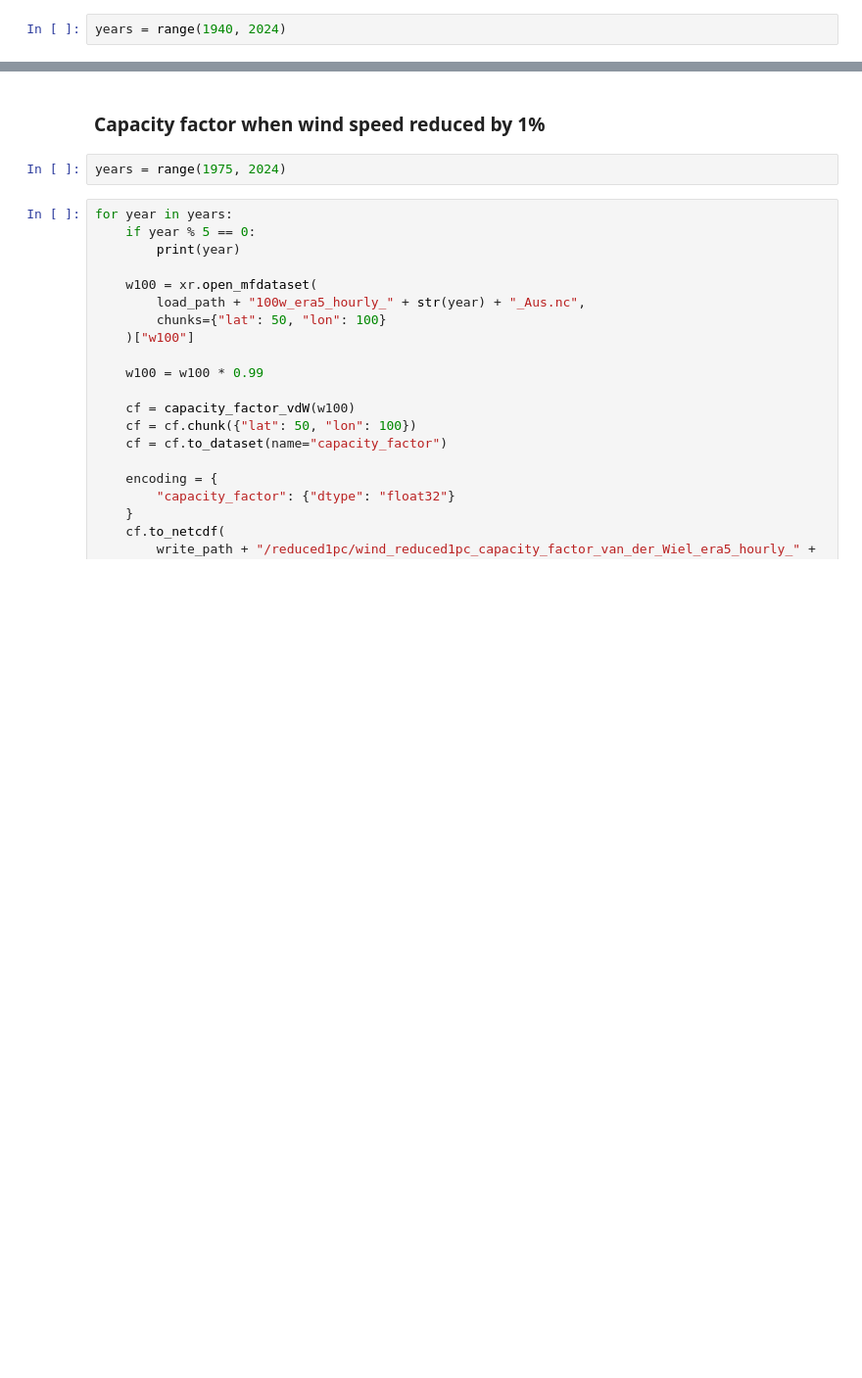
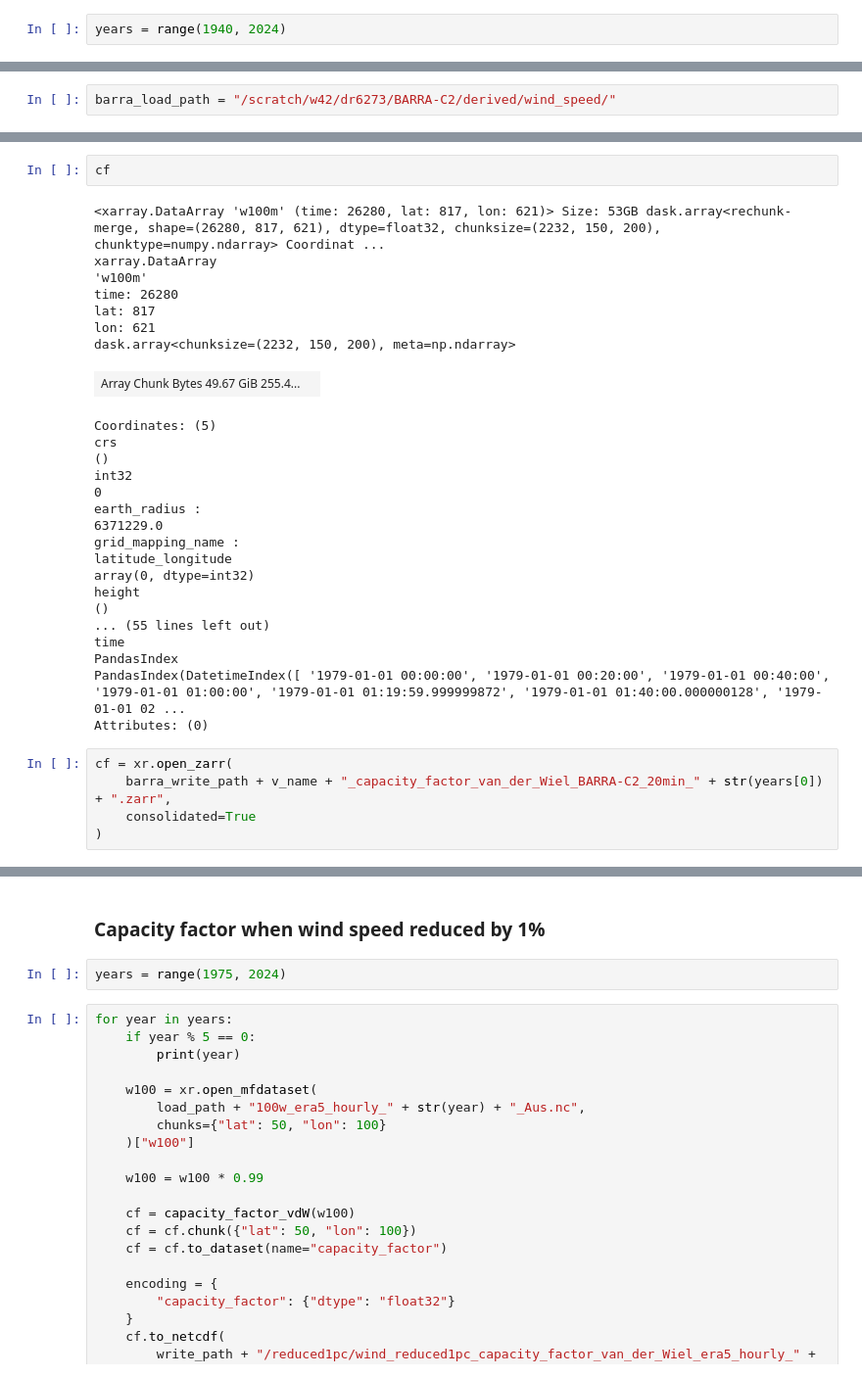
Before and after one commit to dougrichardson/power_models, a Jupyter notebook: 02_wind_capacity_factor.ipynb, the cells around one changed output, grey strips where cells are left out. Shown at 98% size. Cells and saved outputs as stored; diff of their text form; blank space fills up the shorter version.

```diff
--- a/02_wind_capacity_factor.ipynb
+++ b/02_wind_capacity_factor.ipynb
@@ -132,0 +138,2 @@ for year in years:
+# %%
+barra_load_path = "/scratch/w42/dr6273/BARRA-C2/derived/wind_speed/"
@@ -132,0 +213,33 @@ for year in years:
+# %%
+cf
+# %% [output]
+<xarray.DataArray 'w100m' (time: 26280, lat: 817, lon: 621)> Size: 53GB dask.array<rechunk-merge, shape=(26280, 817, 621), dtype=float32, chunksize=(2232, 150, 200), chunktype=numpy.ndarray> Coordinat ...
+xarray.DataArray
+'w100m'
+time: 26280
+lat: 817
+lon: 621
+dask.array<chunksize=(2232, 150, 200), meta=np.ndarray>
+| Array Chunk Bytes 49.67 GiB 255.4... |  |
+Coordinates: (5)
+crs
+()
+int32
+0
+earth_radius :
+6371229.0
+grid_mapping_name :
+latitude_longitude
+array(0, dtype=int32)
+height
+()
+... (55 lines left out)
+time
+PandasIndex
+PandasIndex(DatetimeIndex([ '1979-01-01 00:00:00', '1979-01-01 00:20:00', '1979-01-01 00:40:00', '1979-01-01 01:00:00', '1979-01-01 01:19:59.999999872', '1979-01-01 01:40:00.000000128', '1979-01-01 02 ...
+Attributes: (0)
+# %%
+cf = xr.open_zarr(
+    barra_write_path + v_name + "_capacity_factor_van_der_Wiel_BARRA-C2_20min_" + str(years[0]) + ".zarr",
+    consolidated=True
+)
```
Also changed, not shown: parts of 18 cells of this notebook, 13 other files.
